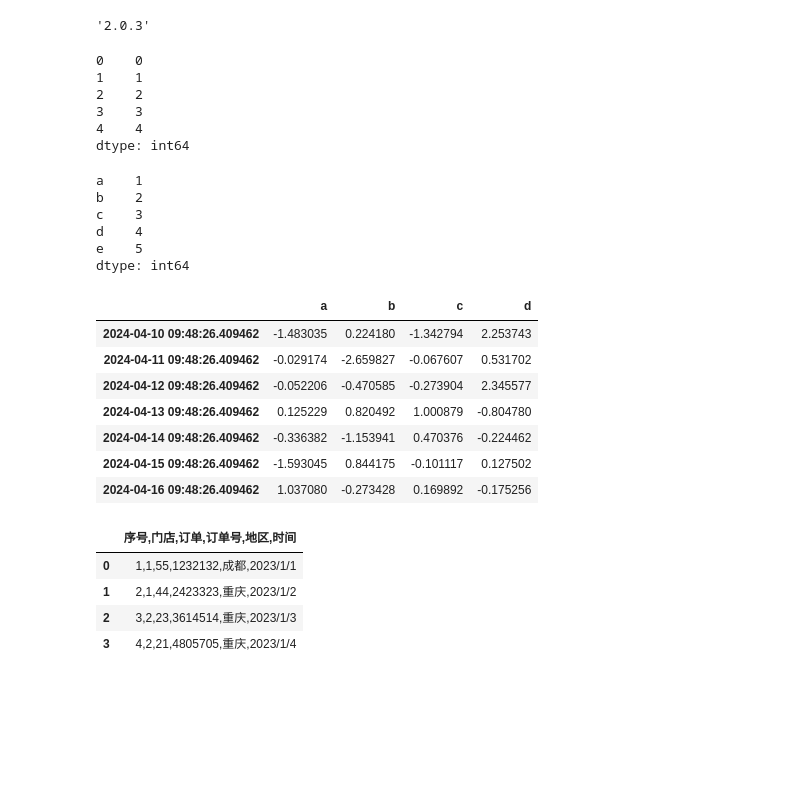
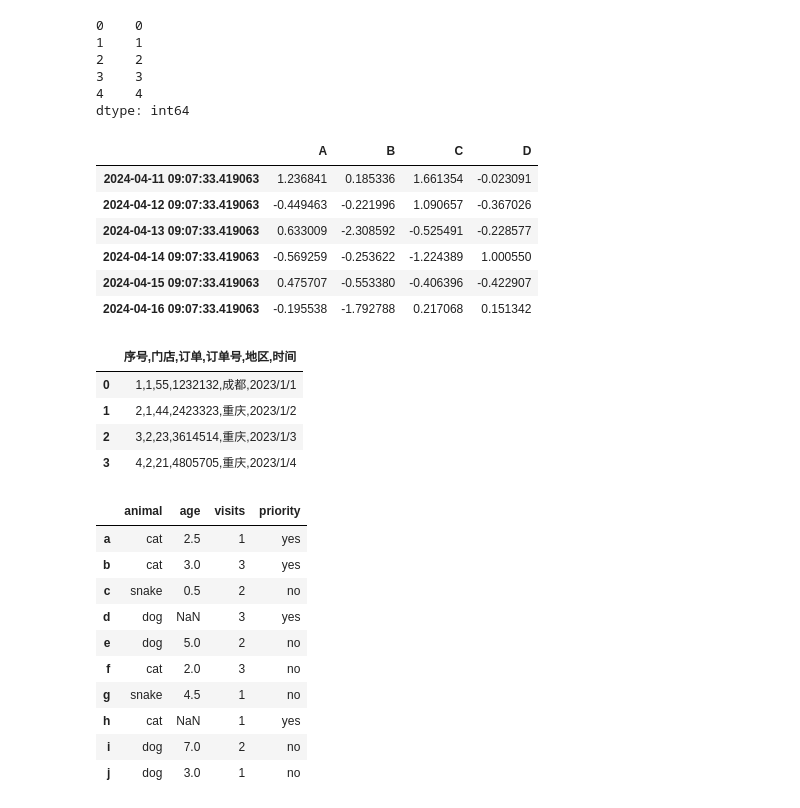
Before and after one commit to dujufei78/Pypro, a Jupyter notebook: 数据分析/Pandas/Pandas练习题/Pandas-50题.ipynb, the cells around one changed output. Cells and saved outputs as stored; diff of their text form; code cells hidden in the pictures; blank space fills up the shorter version.

Commit message:
Pandas-50题

```diff
--- a/数据分析/Pandas/Pandas练习题/Pandas-50题.ipynb
+++ b/数据分析/Pandas/Pandas练习题/Pandas-50题.ipynb
@@ -1,7 +0,0 @@
-# %%
-# 1.导入 Pandas 库并简写为 pd，并输出版本号
-import pandas as pd
-import numpy as np
-pd.__version__
-# %% [output]
-'2.0.3'
@@ -19,32 +17,23 @@ df
 dtype: int64
 # %%
 # 3.从字典创建 Series
-d = {'a':1,'b':2,'c':3,'d':4,'e':5}
+d = {'a': 1, 'b': 2, 'c': 3, 'd': 4, 'e': 5}
 df = pd.Series(d)
-df
-# %% [output]
-a    1
-b    2
-c    3
-d    4
-e    5
-dtype: int64
 # %%
 # 4.从 NumPy 数组创建 DataFrame
-dates = pd.date_range('today', periods=7)
-num_arr = np.random.randn(7,4)
-columns = ['a','b','c','d']
-df = pd.DataFrame(num_arr, columns=columns,index=dates)
+data = np.random.randn(6, 4)
+index = pd.date_range('today', periods=6)
+columns = ['A', 'B', 'C', 'D']
+df = pd.DataFrame(data, index=index, columns=columns)
 df
 # %% [output]
-|  | a | b | c | d |
-| 2024-04-10 09:48:26.409462 | -1.483035 | 0.224180 | -1.342794 | 2.253743 |
-| 2024-04-11 09:48:26.409462 | -0.029174 | -2.659827 | -0.067607 | 0.531702 |
-| 2024-04-12 09:48:26.409462 | -0.052206 | -0.470585 | -0.273904 | 2.345577 |
-| 2024-04-13 09:48:26.409462 | 0.125229 | 0.820492 | 1.000879 | -0.804780 |
-| 2024-04-14 09:48:26.409462 | -0.336382 | -1.153941 | 0.470376 | -0.224462 |
-| 2024-04-15 09:48:26.409462 | -1.593045 | 0.844175 | -0.101117 | 0.127502 |
-| 2024-04-16 09:48:26.409462 | 1.037080 | -0.273428 | 0.169892 | -0.175256 |
+|  | A | B | C | D |
+| 2024-04-11 09:07:33.419063 | 1.236841 | 0.185336 | 1.661354 | -0.023091 |
+| 2024-04-12 09:07:33.419063 | -0.449463 | -0.221996 | 1.090657 | -0.367026 |
+| 2024-04-13 09:07:33.419063 | 0.633009 | -2.308592 | -0.525491 | -0.228577 |
+| 2024-04-14 09:07:33.419063 | -0.569259 | -0.253622 | -1.224389 | 1.000550 |
+| 2024-04-15 09:07:33.419063 | 0.475707 | -0.553380 | -0.406396 | -0.422907 |
+| 2024-04-16 09:07:33.419063 | -0.195538 | -1.792788 | 0.217068 | 0.151342 |
 # %%
 # 5.从CSV中创建 DataFrame，分隔符为;，编码格式为gbk
 df = pd.read_csv("../../data/门店订单信息.csv", encoding="utf-8", sep=";")
@@ -57,3 +46,23 @@ df
 | 3 | 4,2,21,4805705,重庆,2023/1/4 |
 # %%
 # 6.从字典对象data创建DataFrame，设置索引为labels
+data = {'animal': ['cat', 'cat', 'snake', 'dog', 'dog', 'cat', 'snake', 'cat', 'dog', 'dog'],
+        'age': [2.5, 3, 0.5, np.nan, 5, 2, 4.5, np.nan, 7, 3],
+        'visits': [1, 3, 2, 3, 2, 3, 1, 1, 2, 1],
+        'priority': ['yes', 'yes', 'no', 'yes', 'no', 'no', 'no', 'yes', 'no', 'no']}
+# df = pd.DataFrame(data,index=pd.date_range('today', periods=10))
+labels = ['a', 'b', 'c', 'd', 'e', 'f', 'g', 'h', 'i', 'j']
+df = pd.DataFrame(data, index=labels)
+df
+# %% [output]
+|  | animal | age | visits | priority |
+| a | cat | 2.5 | 1 | yes |
+| b | cat | 3.0 | 3 | yes |
+| c | snake | 0.5 | 2 | no |
+| d | dog | NaN | 3 | yes |
+| e | dog | 5.0 | 2 | no |
+| f | cat | 2.0 | 3 | no |
+| g | snake | 4.5 | 1 | no |
+| h | cat | NaN | 1 | yes |
+| i | dog | 7.0 | 2 | no |
+| j | dog | 3.0 | 1 | no |
```
Also changed, not shown: parts of 22 cells of this notebook, 1 other file.
